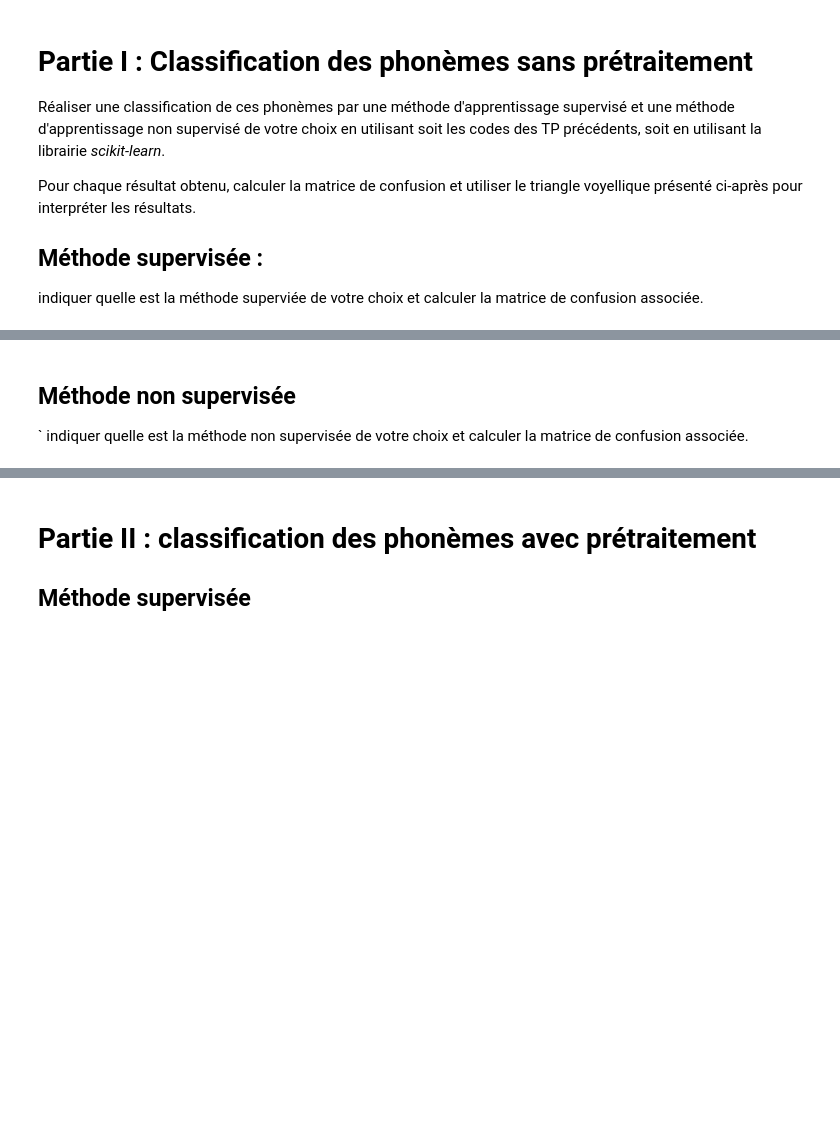
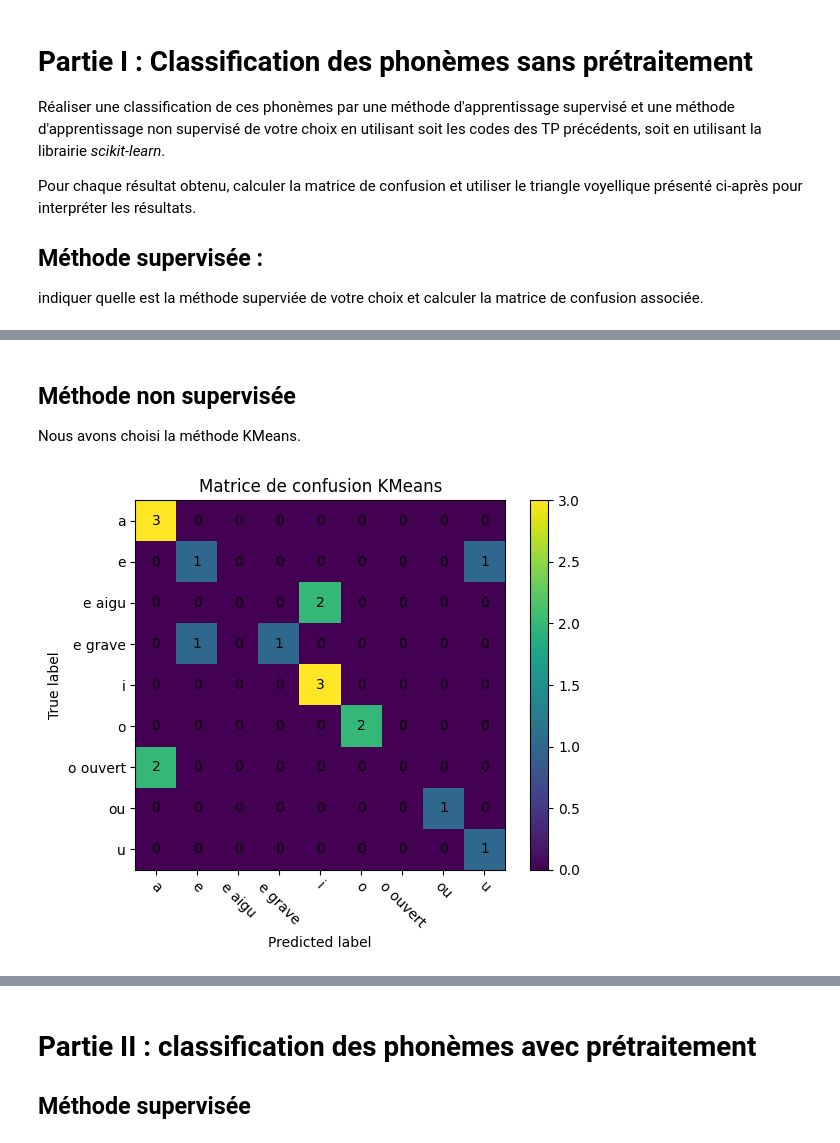
Before and after one commit to TwilCynder/univ-documents, a Jupyter notebook: M1/S7/csap/TP5/TP5_Phoneme_Source/Projet_Phonemes.ipynb, the cells around one changed output, grey strips where cells are left out. Cells and saved outputs as stored; diff of their text form; code cells hidden in the pictures; blank space fills up the shorter version.

```diff
--- a/M1/S7/csap/TP5/TP5_Phoneme_Source/Projet_Phonemes.ipynb
+++ b/M1/S7/csap/TP5/TP5_Phoneme_Source/Projet_Phonemes.ipynb
@@ -77,6 +109,56 @@ from sklearn.metrics import confusion_matrix
 # %% [markdown]
 ## Méthode non supervisée
-`
-indiquer quelle est la méthode non supervisée de votre choix et calculer la matrice de confusion associée.
+
+Nous avons choisi la méthode KMeans.
 # %%
+from sklearn.cluster import KMeans
+
+classif_kmeans = KMeans(n_clusters=len(Liste_label), max_iter = 300, random_state=0).fit(X_train)
+
+y_pred = classif_kmeans.predict(X_test)
+
+# Le problème du clustering, c'est que même si l'algo rassemble les points entre eux, il est incapable de dire à quel label les groupes correspondent.
+# On va donc réorganiser les clusters : pour chaque ensemble de point associé au même cluster par la prédiction, je regarde à quel label correspondent ces points selon nos données
+# terrain (y_test), et je corrige le numéro de label donné à chaque cluster par predict(). D'une certaine manière, j'ai donc ajouté une partie supervisée en post-traitement : cependant
+# cela n'influe que sur la visualisation de la matrice de confusion. L'intérêt reste d'observer si les points ayant le même label réel (y_test) sont bien dans le même cluster.
+
+# Je rassemble les points ayant été attribués au même cluster
+indexes = []
+for i in range(len(Liste_label)):
+    indexes += [[]]
+
+for i in range(len(y_pred)):
+    indexes[y_pred[i]] += [i]
+
+reorganized_pred = []
+right_classes = [0] * len(Liste_label)
+
+# J'utilise le true label des points d'un cluster pour associer chaque cluster à un label
+for i in range(len(indexes)):
+    if len(indexes[i]) > 0:
+        right_classes[i] = y_test[indexes[i][0]]
+
+# Je repasse sur y_pred (qui indique le cluster de chaque point) et je remplace le cluster par le label.
+for pred in y_pred:
+    reorganized_pred += [right_classes[pred]]
+
 # Calcul de la matrice de confusion
+matrix = metrics.confusion_matrix(y_test, reorganized_pred)
+
+# Affichage de la matrice.
+fig = plt.figure()
+ax = fig.add_subplot(111)
+cax = ax.matshow(matrix)
+plt.title('Matrice de confusion KMeans')
+fig.colorbar(cax)
+ax.set_xticklabels([''] + Liste_label)
+ax.set_yticklabels([''] + Liste_label)
+ax.xaxis.set_ticks_position('bottom')
+for (i, j), z in np.ndenumerate(matrix):
+    ax.text(j, i, '{0}'.format(z), ha='center', va='center')
+plt.xlabel('Predicted label')
+plt.xticks(rotation = -45)
+plt.ylabel('True label')
+plt.show()
+# %% [output]
+[figure, added]
```
Also changed, not shown: parts of 13 cells of this notebook, 33 other files.
